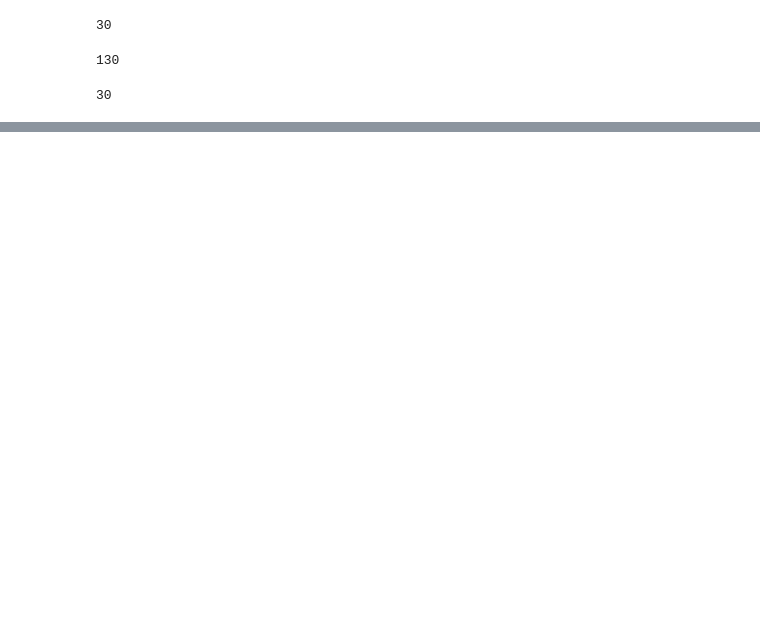
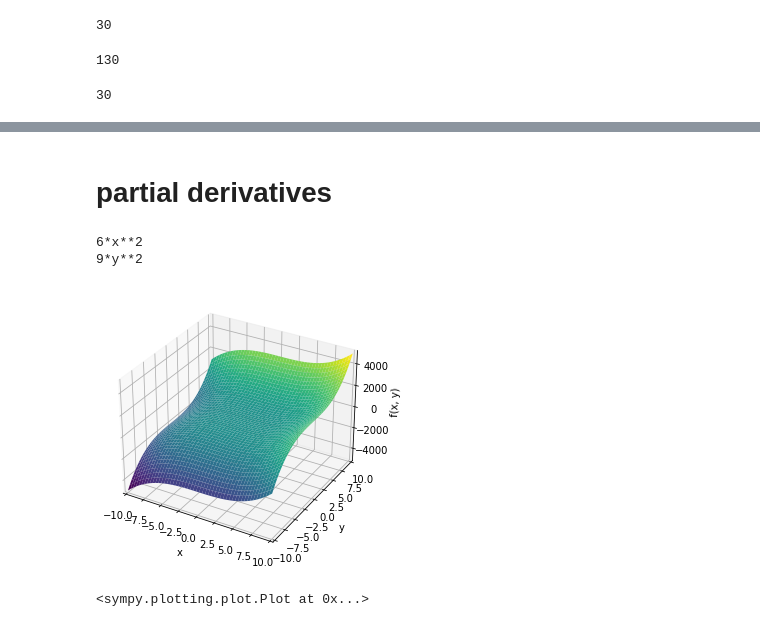
Before and after one commit to guidorice/machine-learning-demo-data, a Jupyter notebook: basic_math_and_calculus_review.ipynb, the cells around one changed output, grey strips where cells are left out. Cells and saved outputs as stored; diff of their text form; code cells hidden in the pictures; blank space fills up the shorter version.

```diff
--- a/basic_math_and_calculus_review.ipynb
+++ b/basic_math_and_calculus_review.ipynb
@@ -48,0 +190,27 @@ print(up_to_5.doit()) # 30
+# %% [markdown]
+# partial derivatives
+# %%
+# each variable has a gradient (slope)
+
+# calculating partial derivatives with sympy
+
+# Declare x and y to SymPy
+x,y = symbols('x y')
+
+# Now just use Python syntax to declare function
+f = 2*x**3 + 3*y**3
+
+# Calculate the partial derivatives for x and y
+dx_f = diff(f, x)
+dy_f = diff(f, y)
+
+print(dx_f) # prints 6*x**2
+print(dy_f) # prints 9*y**2
+
+# plot the function
+plot3d(f)
+# %% [output]
+6*x**2
+9*y**2
+[figure, added]
+<sympy.plotting.plot.Plot at 0x...>
```
Also changed, not shown: parts of 30 cells of this notebook, 1 other file.
